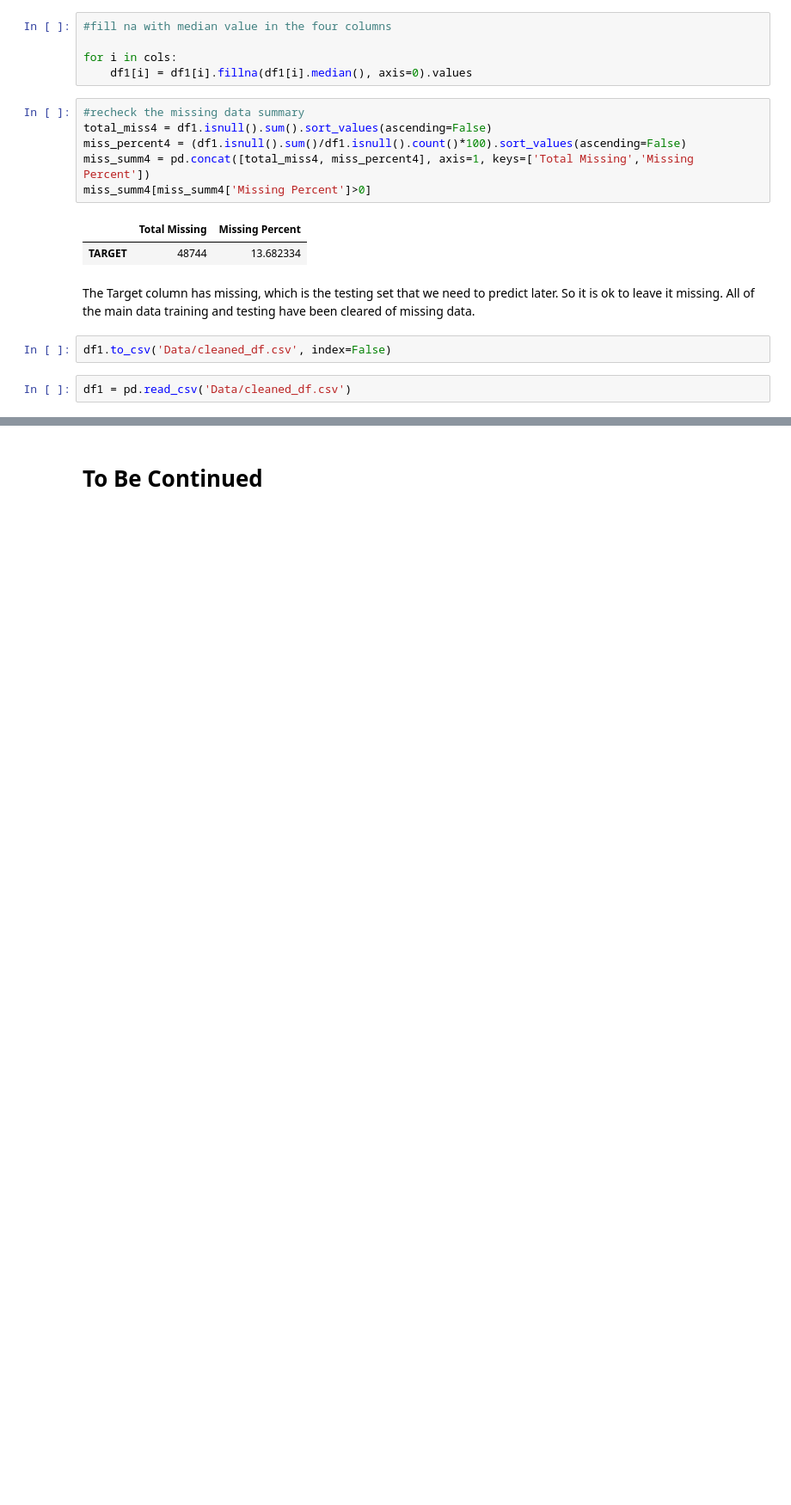
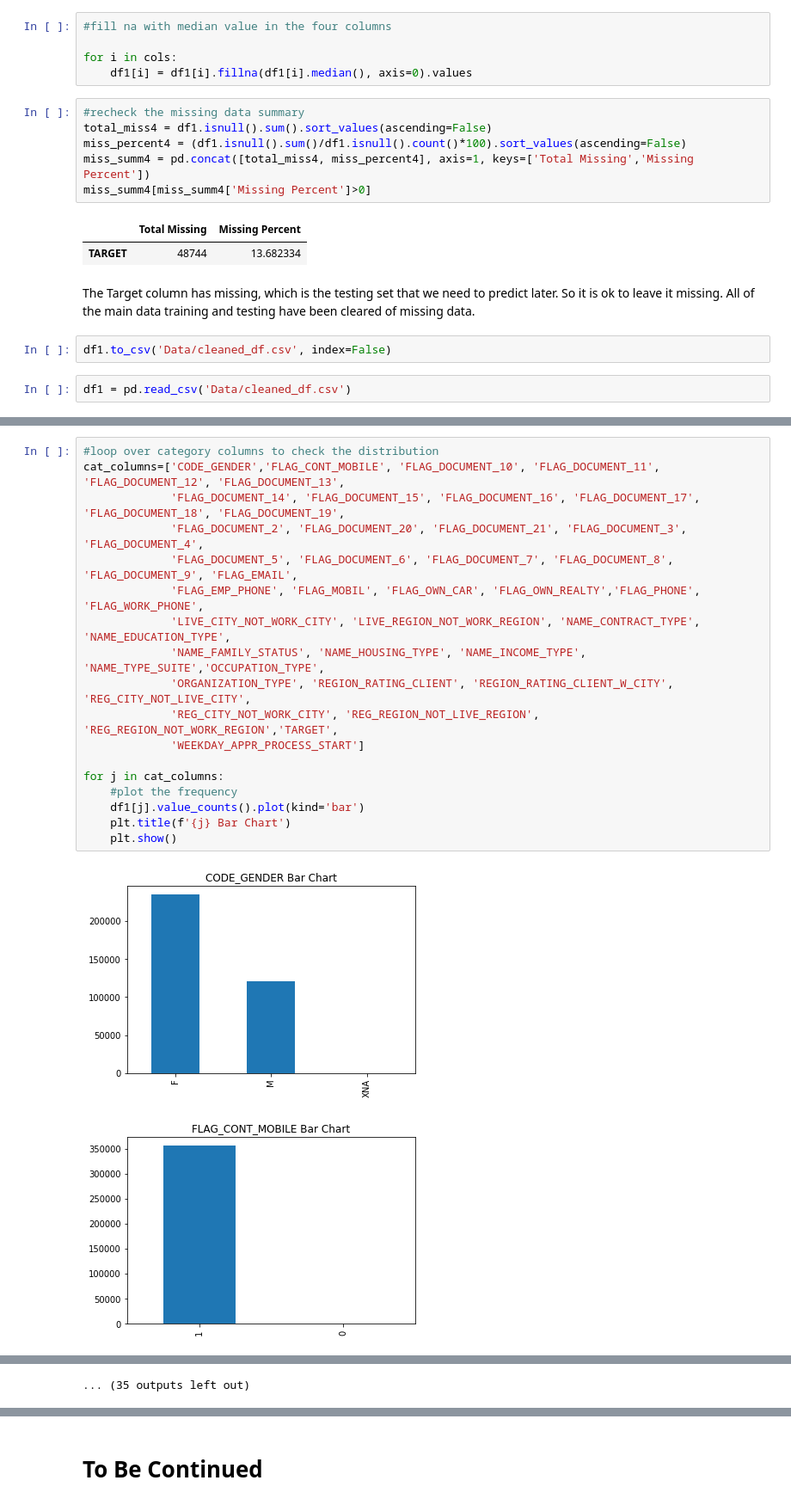
Before and after one commit to terrancexia/Home-Credit-Default-Risk-, a Jupyter notebook: Home Credit Default Risk.ipynb, the cells around one changed output, grey strips where cells are left out. Shown at 86% size. Saved outputs shown, nothing was run; the diff lists cells and outputs as text; blank space fills up the shorter version.

Commit message:
Data Pre-processing v1

```diff
--- a/Home Credit Default Risk.ipynb
+++ b/Home Credit Default Risk.ipynb
@@ -989,0 +1020,21 @@ df1 = pd.read_csv('Data/cleaned_df.csv')
+# %%
+#loop over category columns to check the distribution
+cat_columns=['CODE_GENDER','FLAG_CONT_MOBILE', 'FLAG_DOCUMENT_10', 'FLAG_DOCUMENT_11', 'FLAG_DOCUMENT_12', 'FLAG_DOCUMENT_13',
+             'FLAG_DOCUMENT_14', 'FLAG_DOCUMENT_15', 'FLAG_DOCUMENT_16', 'FLAG_DOCUMENT_17', 'FLAG_DOCUMENT_18', 'FLAG_DOCUMENT_19',
+             'FLAG_DOCUMENT_2', 'FLAG_DOCUMENT_20', 'FLAG_DOCUMENT_21', 'FLAG_DOCUMENT_3', 'FLAG_DOCUMENT_4',
+             'FLAG_DOCUMENT_5', 'FLAG_DOCUMENT_6', 'FLAG_DOCUMENT_7', 'FLAG_DOCUMENT_8', 'FLAG_DOCUMENT_9', 'FLAG_EMAIL',
+             'FLAG_EMP_PHONE', 'FLAG_MOBIL', 'FLAG_OWN_CAR', 'FLAG_OWN_REALTY','FLAG_PHONE', 'FLAG_WORK_PHONE',
+             'LIVE_CITY_NOT_WORK_CITY', 'LIVE_REGION_NOT_WORK_REGION', 'NAME_CONTRACT_TYPE', 'NAME_EDUCATION_TYPE',
+             'NAME_FAMILY_STATUS', 'NAME_HOUSING_TYPE', 'NAME_INCOME_TYPE', 'NAME_TYPE_SUITE','OCCUPATION_TYPE',
+             'ORGANIZATION_TYPE', 'REGION_RATING_CLIENT', 'REGION_RATING_CLIENT_W_CITY', 'REG_CITY_NOT_LIVE_CITY',
+             'REG_CITY_NOT_WORK_CITY', 'REG_REGION_NOT_LIVE_REGION', 'REG_REGION_NOT_WORK_REGION','TARGET',
+             'WEEKDAY_APPR_PROCESS_START']
+
+for j in cat_columns:
+    #plot the frequency
+    df1[j].value_counts().plot(kind='bar')
+    plt.title(f'{j} Bar Chart')
+    plt.show()
+# %% [output]
+[figure, added]
+[figure, added]
@@ -989,0 +1051 @@ df1 = pd.read_csv('Data/cleaned_df.csv')
+... (35 outputs left out)
```
Also changed, not shown: parts of 21 cells of this notebook.
